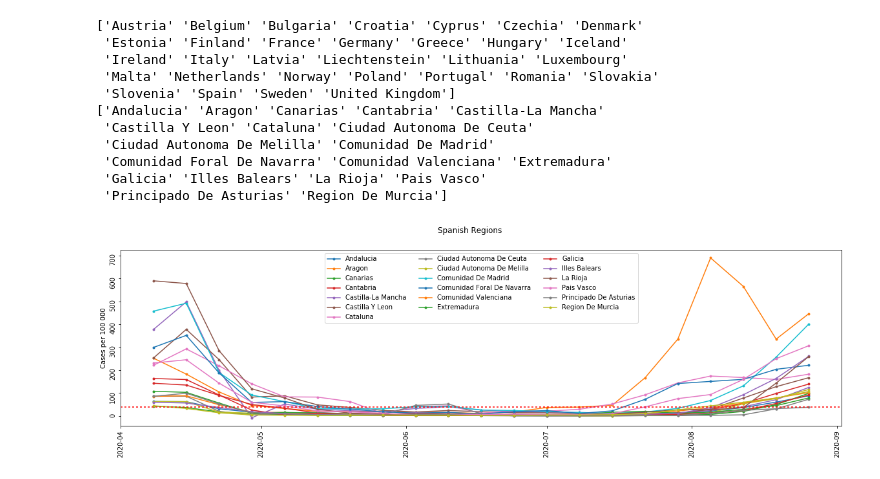
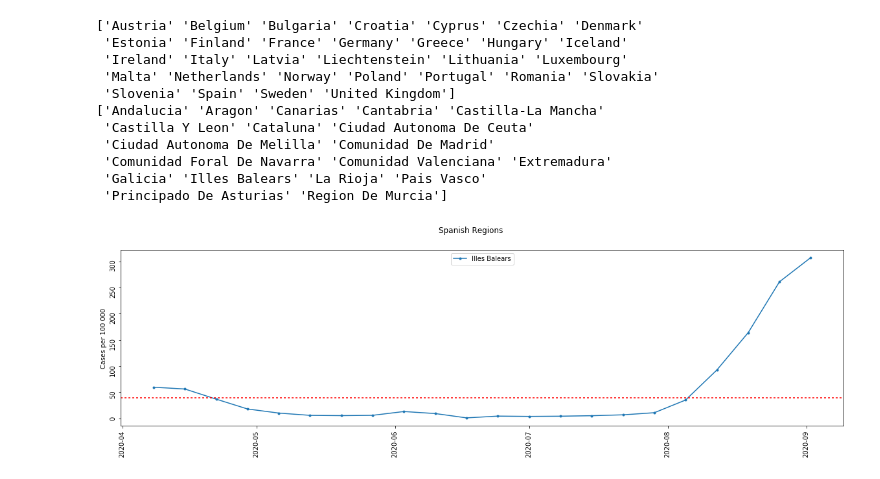
Before and after one commit to gowen100/Public-Code, a Jupyter notebook: ECDC_Covid_Data_and_Graphs.ipynb, the cells around one changed output. Saved outputs shown, nothing was run; the diff lists cells and outputs as text; code cells hidden in the pictures.

```diff
--- a/ECDC_Covid_Data_and_Graphs.ipynb
+++ b/ECDC_Covid_Data_and_Graphs.ipynb
@@ -42,7 +44,7 @@ data_raw = pd.read_excel(url)
 # pull the weekly subnational data - do not have a "latest" file so need to change the date
 # Check https://www.ecdc.europa.eu/en/publications-data/weekly-subnational-14-day-notification-rate-covid-19 for the latest file
 # Spain isn't in the daily regional data
-url='https://www.ecdc.europa.eu/sites/default/files/documents/subnational_weekly_data_2020-08-26.xlsx'
+url='https://www.ecdc.europa.eu/sites/default/files/documents/subnational_weekly_data_2020-09-02.xlsx'
 data_subnational = pd.read_excel(url)
 # %%
 # data processing
@@ -164,24 +167,25 @@ print(pd.unique(data_subnational[data_subnational["country"]=="Spain"]["region_n
 # %%
 #Plot the subnational data for Spain
 
 #add in the dates
 
 data_subnational["Date"] = dt.datetime(2020,1,1)+ pd.to_timedelta(data_subnational["year_week"].str[6:8].astype(int)*7,'d')
 
 fig, ax = plt.subplots(1,1, figsize=(20,5))
 
 fig.suptitle("Spanish Regions")
-for region in pd.unique(data_subnational[data_subnational["country"]=="Spain"]["region_name"]):
+#for region in pd.unique(data_subnational[data_subnational["country"]=="Spain"]["region_name"]):
+for region in ["Illes Balears"]:
     ax.plot(data_subnational[data_subnational["region_name"]==region]['Date'],
             data_subnational[data_subnational["region_name"]==region]['rate_14_day_per_100k'],
             '.-',
             label= region)
 ax.axhline(40,dashes=(2,2),c='r')
 legend = ax.legend(loc=9, ncol=3, prop={'size': 10})
 ax.tick_params(labelrotation=90)
 ylabel = ax.set_ylabel('Cases per 100 000')
 # %% [output]
-[figure, old version]
+[figure, new version]
 # %%
 # Look at the Portugese data
 
```
Also changed, not shown: parts of 8 cells of this notebook, 1 other file.
